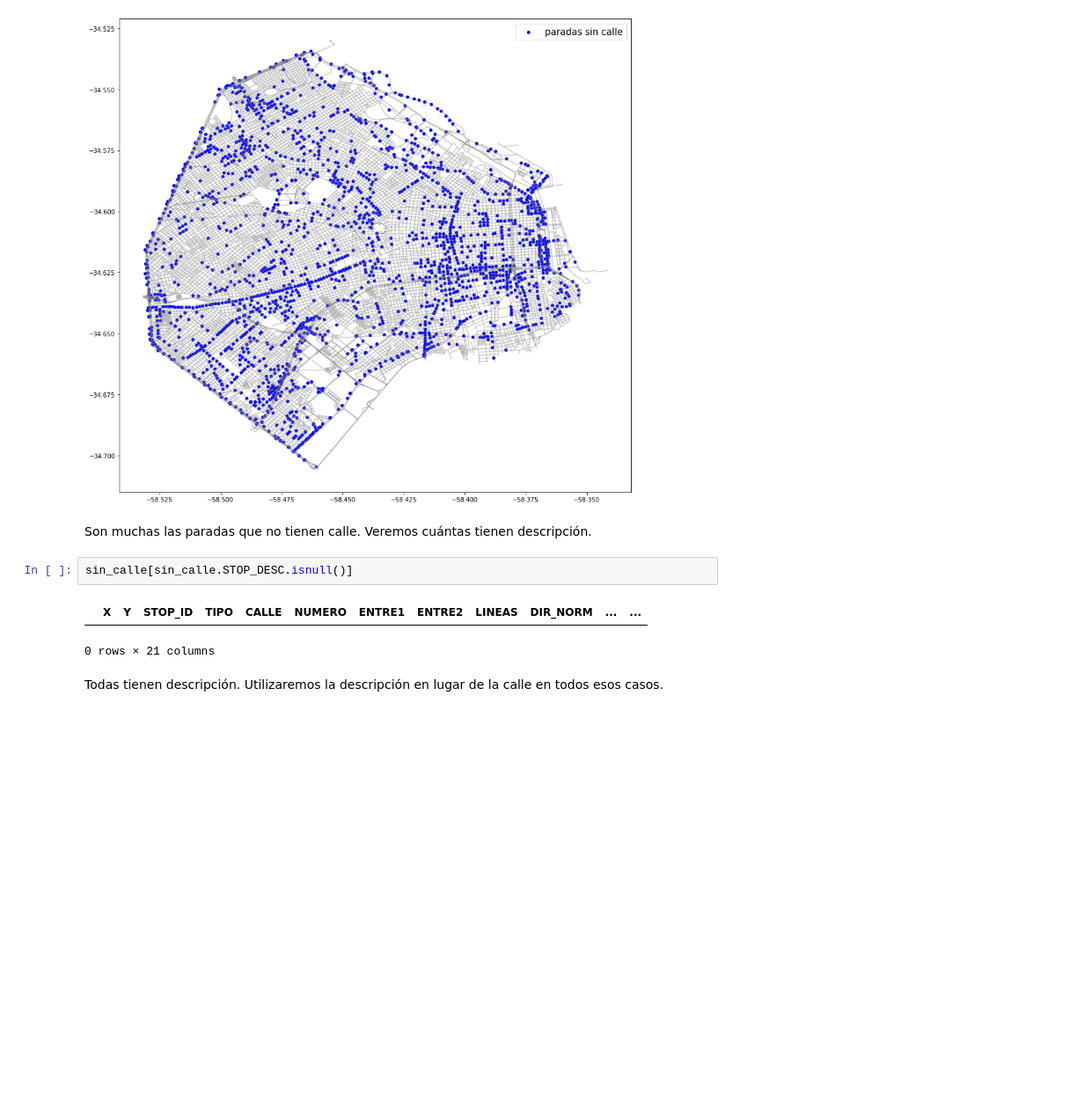
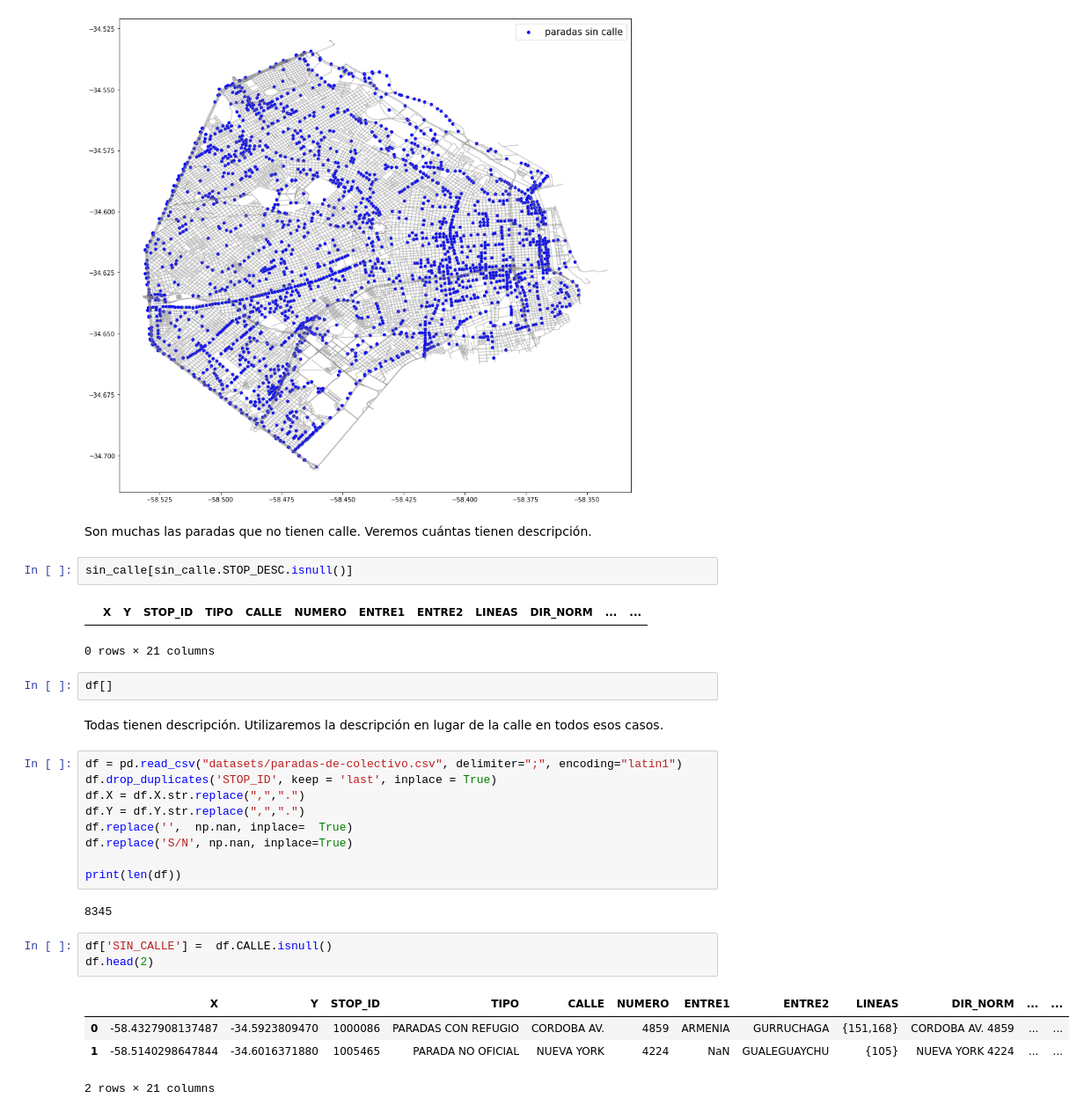
Before and after one commit to Arkenan/bdd-tp-l3-colectivos-de-buenos-aires, a Jupyter notebook: clean-paradas-de-colectivos-notebook.ipynb, the cells around one changed output. Shown at 88% size. Cells and saved outputs as stored; diff of their text form; blank space fills up the shorter version.

```diff
--- a/clean-paradas-de-colectivos-notebook.ipynb
+++ b/clean-paradas-de-colectivos-notebook.ipynb
@@ -315,5 +316,26 @@ sin_calle[sin_calle.STOP_DESC.isnull()]
 # %% [output]
 |  | X | Y | STOP_ID | TIPO | CALLE | NUMERO | ENTRE1 | ENTRE2 | LINEAS | DIR_NORM | ... | ... |
 0 rows × 21 columns
+# %%
+df[]
 # %% [markdown]
 Todas tienen descripción. Utilizaremos la descripción en lugar de la calle en todos esos casos.
+# %%
+df = pd.read_csv("datasets/paradas-de-colectivo.csv", delimiter=";", encoding="latin1")
+df.drop_duplicates('STOP_ID', keep = 'last', inplace = True)
+df.X = df.X.str.replace(",",".")
+df.Y = df.Y.str.replace(",",".")
+df.replace('',  np.nan, inplace=  True)
+df.replace('S/N', np.nan, inplace=True)
+
+print(len(df))
+# %% [output]
+8345
+# %%
+df['SIN_CALLE'] =  df.CALLE.isnull()
+df.head(2)
+# %% [output]
+|  | X | Y | STOP_ID | TIPO | CALLE | NUMERO | ENTRE1 | ENTRE2 | LINEAS | DIR_NORM | ... | ... |
+| 0 | -58.4327908137487 | -34.5923809470 | 1000086 | PARADAS CON REFUGIO | CORDOBA AV. | 4859 | ARMENIA | GURRUCHAGA | {151,168} | CORDOBA AV. 4859 | ... | ... |
+| 1 | -58.5140298647844 | -34.6016371880 | 1005465 | PARADA NO OFICIAL | NUEVA YORK | 4224 | NaN | GUALEGUAYCHU | {105} | NUEVA YORK 4224 | ... | ... |
+2 rows × 21 columns
```
Also changed, not shown: parts of 9 cells of this notebook, 2 other files.
